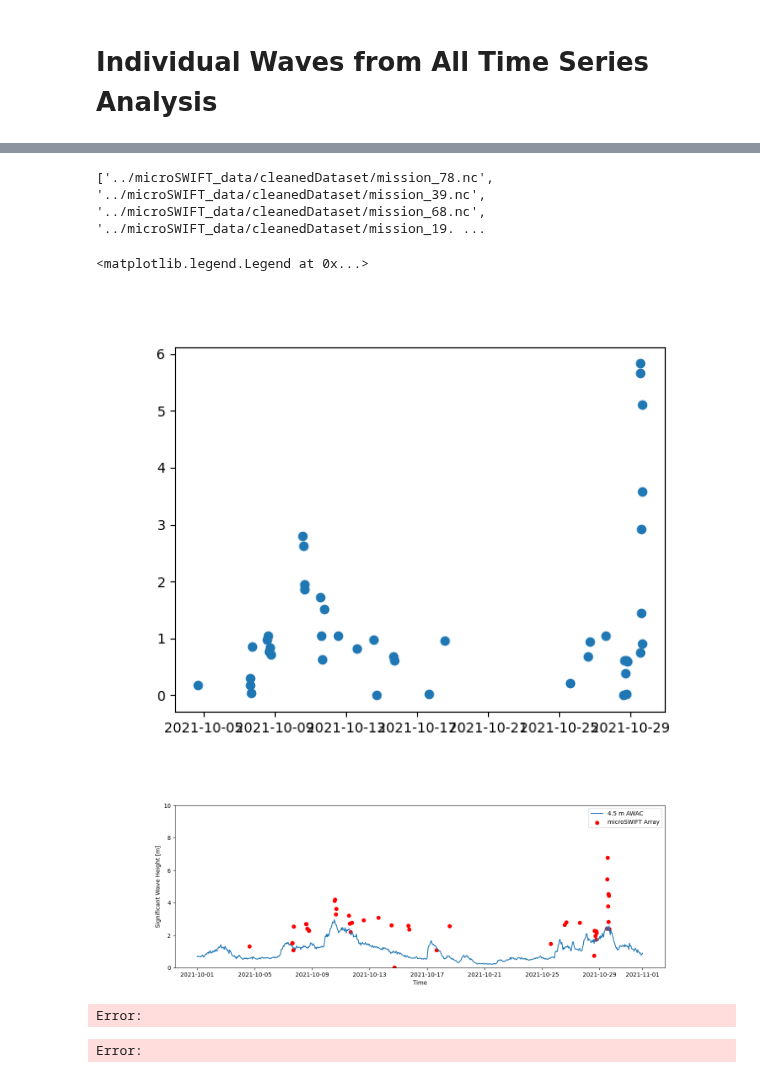
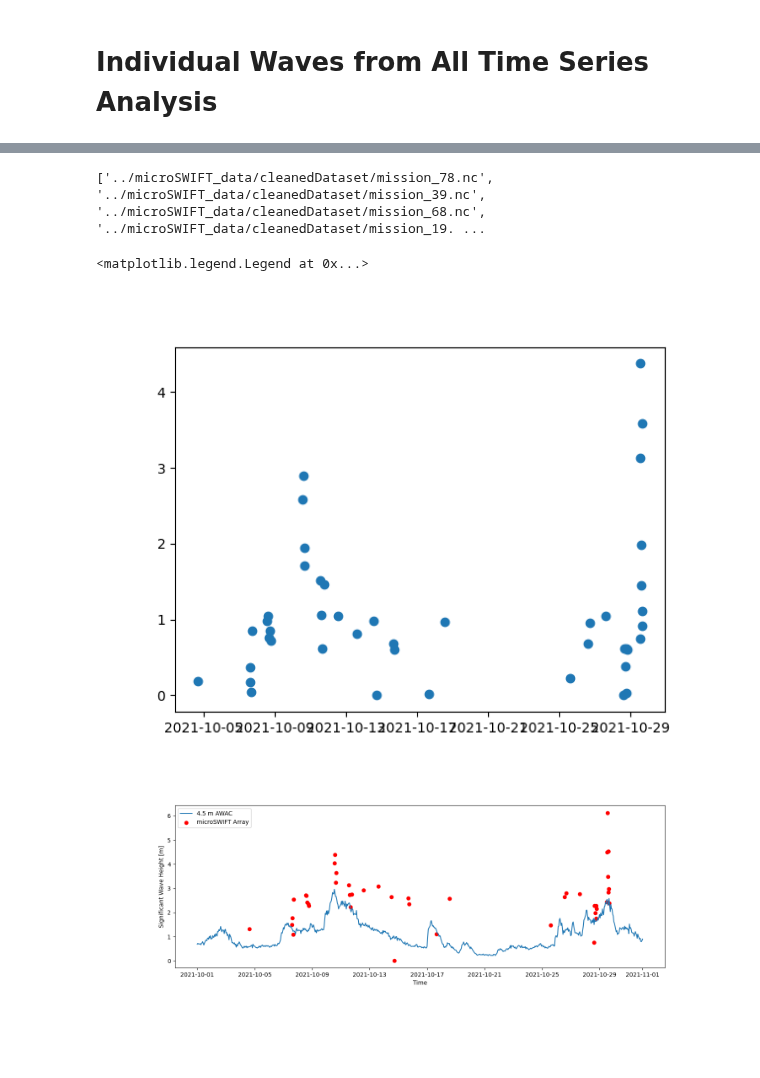
Before and after one commit to SASlabgroup/DUNEXMainExp, a Jupyter notebook: analysis/IndividualWaves.ipynb, the cells around one changed output, grey strips where cells are left out. Drawn from its saved outputs; the diff is of its cells as text; code cells hidden in the pictures; blank space fills up the shorter version.

```diff
--- a/analysis/IndividualWaves.ipynb
+++ b/analysis/IndividualWaves.ipynb
@@ -234,9 +191,10 @@ wave_depth_all = []
 wave_x_locs_all = []
 wave_x_locs_norm_all = []
 mission_time_all = []
+bad_waves_all = []
 
 for mission_nc in mission_list:
-    wave_heights, wave_height_norm, Hs, wave_depth, wave_x_locs, wave_x_locs_norm, mission_time = processMissionWaves(mission_nc)
+    wave_heights, wave_height_norm, Hs, wave_depth, wave_x_locs, wave_x_locs_norm, mission_time, median_time, bad_waves = processMissionWaves(mission_nc)
 
     # Append each variable to the overall datasets
     wave_heights_all.append(wave_heights)
@@ -246,6 +204,7 @@ for mission_nc in mission_list:
     wave_x_locs_all.append(wave_x_locs)
     wave_x_locs_norm_all.append(wave_x_locs_norm)
     mission_time_all.append(mission_time)
+    bad_waves_all.append(bad_waves)
 # %% [output]
 ../microSWIFT_data/cleanedDataset/mission_78.nc
 ../microSWIFT_data/cleanedDataset/mission_29.nc
@@ -291,20 +248,34 @@ wave_heights_45 = []
 wave_depth_45 = []
 mission_time_45 = []
 mission_nums_45 = []
+median_time_45 = []
+missions_45 = []
+bad_waves_45 = []
 
 for mission_nc in mission_list:
     mission_wave_height = []
-    wave_heights, wave_height_norm, Hs, wave_depth, wave_x_locs, wave_x_locs_norm, mission_time = processMissionWaves(mission_nc)
+    wave_heights, wave_height_norm, Hs, wave_depth, wave_x_locs, wave_x_locs_norm, mission_time, median_time, bad_waves = processMissionWaves(mission_nc)
 
-    # Find any waves in the 4-5 meter depth zone and compare them to the AWAC
-    for n in np.arange(len(wave_depth)):
-        if wave_depth[n] > -5 and wave_depth[n] < -4:
-           mission_wave_height.append(wave_heights[n])
+    # Check that there are enough waves
+    if np.count_nonzero(~np.isnan(wave_heights)) > 30:
+        # Find any waves in the 4-5 meter depth zone and compare them to the AWAC
+        for n in np.arange(len(wave_depth)):
+            if wave_depth[n] > -5 and wave_depth[n] < -4:
+                mission_wave_height.append(wave_heights[n])
+                missions_45.append(mission_nc)
+            else:
+                continue
+    else:
+        continue
 
     # Append each variable to the overall datasets
     if len(mission_wave_height) > 0:
         wave_heights_45.append(mission_wave_height)
         mission_time_45.append(mission_time)
         mission_nums_45.append(mission_nc)
+        median_time_45.append(median_time)
+        bad_waves_45.append(bad_waves)
+    else:
+        continue
 # %% [output]
 ../microSWIFT_data/cleanedDataset/mission_78.nc
@@ -362,29 +297,27 @@ Error:
 # %%
 # Compute significant wave height from wave in the 4-5 m zone
 Hs_45 = []
 waves_var_45 = []
 for waves in wave_heights_45:
     Hs_45.append(computeSigWaveHeight(waves))
     waves_var_45.append(np.var(waves))
 
 print(mission_nums_45)
 fig, ax = plt.subplots()
 ax.scatter(mission_time_45, waves_var_45)
 
 # Plot Hs as a function of time and compare to AWAC for further verification
 awac_data = nc.Dataset('../microSWIFT_data/FRFdata/FRF-ocean_waves_awac-4.5m_202110.nc')
 awac_time = cftime.num2pydate(awac_data['time'], units=awac_data['time'].units, calendar=awac_data['time'].calendar)
 fig_hs, ax = plt.subplots(figsize=(15,5))
 ax.scatter(mission_time_45, Hs_45, color='r', label='microSWIFT Array')
 ax.plot(awac_time, awac_data['waveHs'][:], label='4.5 m AWAC')
-ax.set_ylim(0,10)
+# ax.set_ylim(0,10)
 ax.set_xlabel('Time')
 ax.set_ylabel('Significant Wave Height [m]')
 ax.legend()
 # %% [output]
 ['../microSWIFT_data/cleanedDataset/mission_78.nc', '../microSWIFT_data/cleanedDataset/mission_39.nc', '../microSWIFT_data/cleanedDataset/mission_68.nc', '../microSWIFT_data/cleanedDataset/mission_19. ...
 <matplotlib.legend.Legend at 0x...>
-[figure, old version]
+[figure, new version]
-[figure, old version]
+[figure, new version]
-Error:
-Error:
```
Also changed, not shown: parts of 9 cells of this notebook, 2 other files.
